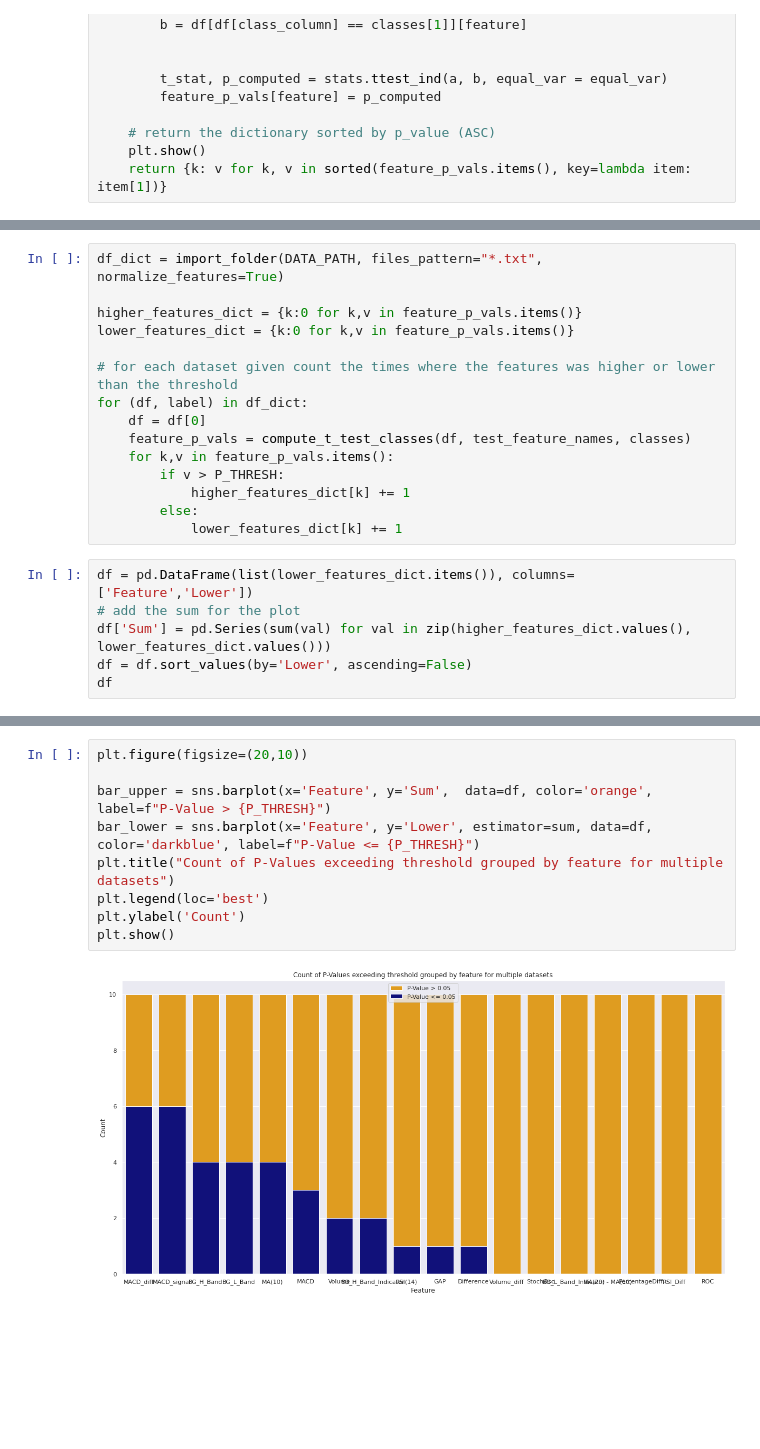
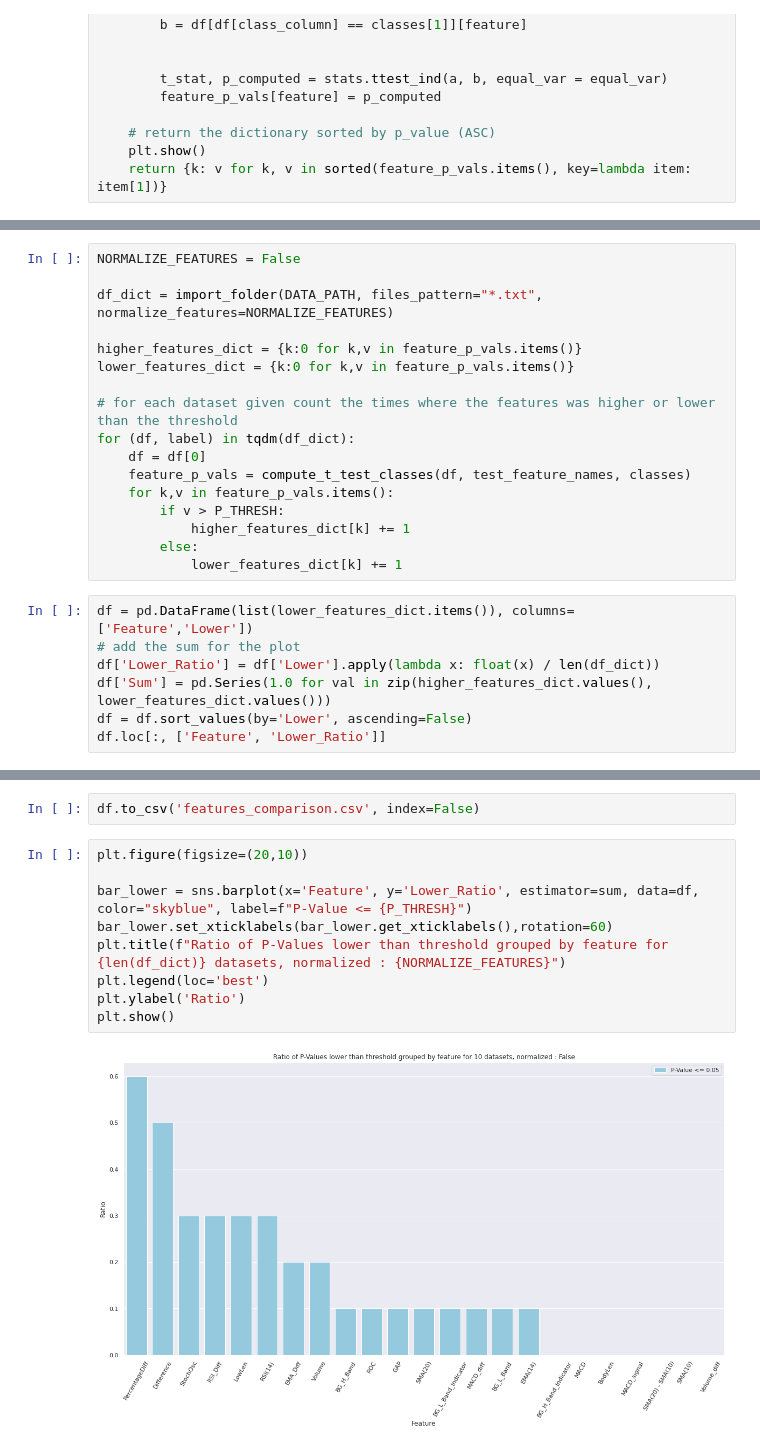
Before and after one commit to Naralas/StonksMarketPrediction, a Jupyter notebook: FeaturesComparison.ipynb, the cells around one changed output, grey strips where cells are left out. Saved outputs shown, nothing was run; the diff lists cells and outputs as text; blank space fills up the shorter version.

Commit message:
Added some features for comparison, changes in the DL model and 2-classes, implemented roc_auc in DL

```diff
--- a/FeaturesComparison.ipynb
+++ b/FeaturesComparison.ipynb
@@ -92,11 +92,13 @@ plt.show()
 # %%
-df_dict = import_folder(DATA_PATH, files_pattern="*.txt", normalize_features=True)
+NORMALIZE_FEATURES = False
+
+df_dict = import_folder(DATA_PATH, files_pattern="*.txt", normalize_features=NORMALIZE_FEATURES)
 
 higher_features_dict = {k:0 for k,v in feature_p_vals.items()}
 lower_features_dict = {k:0 for k,v in feature_p_vals.items()}
 
 # for each dataset given count the times where the features was higher or lower than the threshold
-for (df, label) in df_dict:
+for (df, label) in tqdm(df_dict):
     df = df[0]
     feature_p_vals = compute_t_test_classes(df, test_feature_names, classes)
     for k,v in feature_p_vals.items():
@@ -107,7 +109,8 @@ for (df, label) in df_dict:
 # %%
 df = pd.DataFrame(list(lower_features_dict.items()), columns=['Feature','Lower'])
 # add the sum for the plot
-df['Sum'] = pd.Series(sum(val) for val in zip(higher_features_dict.values(), lower_features_dict.values()))
+df['Lower_Ratio'] = df['Lower'].apply(lambda x: float(x) / len(df_dict))
+df['Sum'] = pd.Series(1.0 for val in zip(higher_features_dict.values(), lower_features_dict.values()))
 df = df.sort_values(by='Lower', ascending=False)
-df
+df.loc[:, ['Feature', 'Lower_Ratio']]
 # %% [output]
@@ -131,11 +134,13 @@ df
+# %%
+df.to_csv('features_comparison.csv', index=False)
 # %%
 plt.figure(figsize=(20,10))
 
-bar_upper = sns.barplot(x='Feature', y='Sum',  data=df, color='orange', label=f"P-Value > {P_THRESH}")
-bar_lower = sns.barplot(x='Feature', y='Lower', estimator=sum, data=df, color='darkblue', label=f"P-Value <= {P_THRESH}")
-plt.title("Count of P-Values exceeding threshold grouped by feature for multiple datasets")
+bar_lower = sns.barplot(x='Feature', y='Lower_Ratio', estimator=sum, data=df, color="skyblue", label=f"P-Value <= {P_THRESH}")
+bar_lower.set_xticklabels(bar_lower.get_xticklabels(),rotation=60)
+plt.title(f"Ratio of P-Values lower than threshold grouped by feature for {len(df_dict)} datasets, normalized : {NORMALIZE_FEATURES}")
 plt.legend(loc='best')
-plt.ylabel('Count')
+plt.ylabel('Ratio')
 plt.show()
 # %% [output]
-[figure, old version]
+[figure, new version]
```
Also changed, not shown: parts of 4 cells of this notebook, 19 other files.
